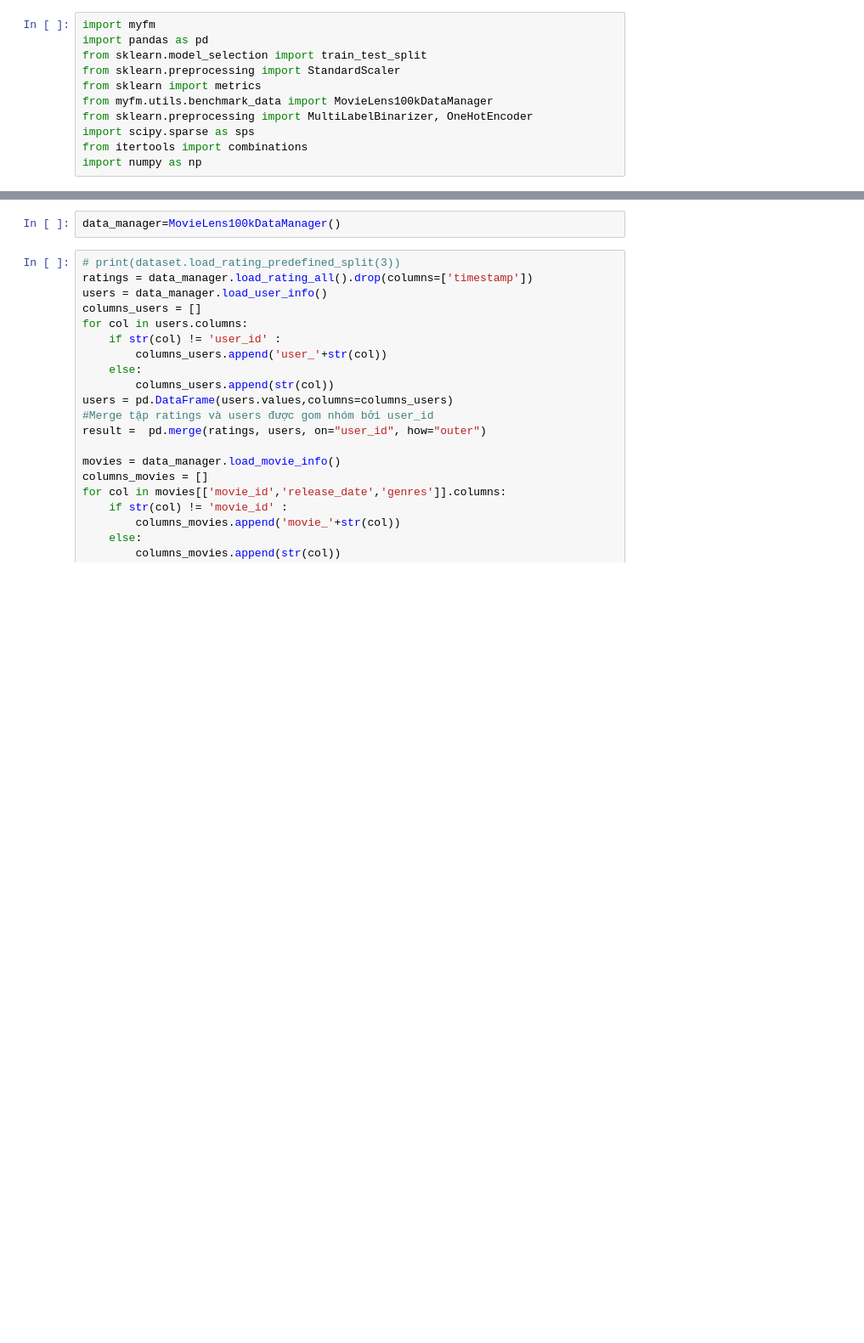
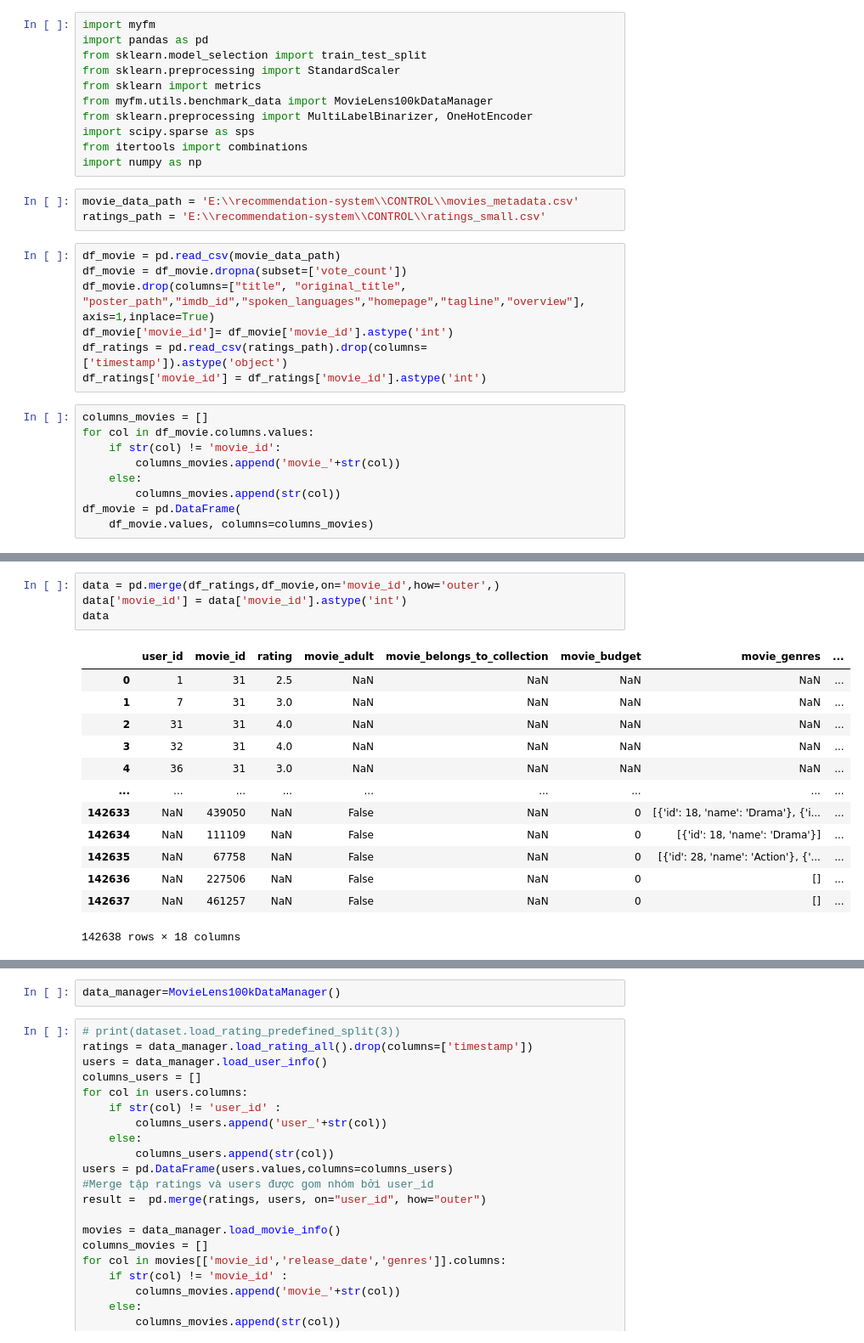
Before and after one commit to ltnguyen1710/recomendation-system, a Jupyter notebook: CONTROL/predictVote.ipynb, the cells around one changed output, grey strips where cells are left out. Shown: that part at 85% size. Drawn from its saved outputs; the diff is of its cells as text; blank space fills up the shorter version.

```diff
--- a/CONTROL/predictVote.ipynb
+++ b/CONTROL/predictVote.ipynb
@@ -9,3 +9,22 @@ from sklearn.preprocessing import MultiLabelBinarizer, OneHotEncoder
 import scipy.sparse as sps
 from itertools import combinations
 import numpy as np
+# %%
+movie_data_path = 'E:\\recommendation-system\\CONTROL\\movies_metadata.csv'
+ratings_path = 'E:\\recommendation-system\\CONTROL\\ratings_small.csv'
+# %%
+df_movie = pd.read_csv(movie_data_path)
+df_movie = df_movie.dropna(subset=['vote_count'])
+df_movie.drop(columns=["title", "original_title", "poster_path","imdb_id","spoken_languages","homepage","tagline","overview"], axis=1,inplace=True)
+df_movie['movie_id']= df_movie['movie_id'].astype('int')
+df_ratings = pd.read_csv(ratings_path).drop(columns=['timestamp']).astype('object')
+df_ratings['movie_id'] = df_ratings['movie_id'].astype('int')
+# %%
+columns_movies = []
+for col in df_movie.columns.values:
+    if str(col) != 'movie_id':
+        columns_movies.append('movie_'+str(col))
+    else:
+        columns_movies.append(str(col))
+df_movie = pd.DataFrame(
+    df_movie.values, columns=columns_movies)
@@ -11,0 +47,18 @@ import numpy as np
+# %%
+data = pd.merge(df_ratings,df_movie,on='movie_id',how='outer',)
+data['movie_id'] = data['movie_id'].astype('int')
+data
+# %% [output]
+|  | user_id | movie_id | rating | movie_adult | movie_belongs_to_collection | movie_budget | movie_genres | ... |
+| 0 | 1 | 31 | 2.5 | NaN | NaN | NaN | NaN | ... |
+| 1 | 7 | 31 | 3.0 | NaN | NaN | NaN | NaN | ... |
+| 2 | 31 | 31 | 4.0 | NaN | NaN | NaN | NaN | ... |
+| 3 | 32 | 31 | 4.0 | NaN | NaN | NaN | NaN | ... |
+| 4 | 36 | 31 | 3.0 | NaN | NaN | NaN | NaN | ... |
+| ... | ... | ... | ... | ... | ... | ... | ... | ... |
+| 142633 | NaN | 439050 | NaN | False | NaN | 0 | [{'id': 18, 'name': 'Drama'}, {'i... | ... |
+| 142634 | NaN | 111109 | NaN | False | NaN | 0 | [{'id': 18, 'name': 'Drama'}] | ... |
+| 142635 | NaN | 67758 | NaN | False | NaN | 0 | [{'id': 28, 'name': 'Action'}, {'... | ... |
+| 142636 | NaN | 227506 | NaN | False | NaN | 0 | [] | ... |
+| 142637 | NaN | 461257 | NaN | False | NaN | 0 | [] | ... |
+142638 rows × 18 columns
```
Also changed, not shown: parts of 23 cells of this notebook, 11 other files.
